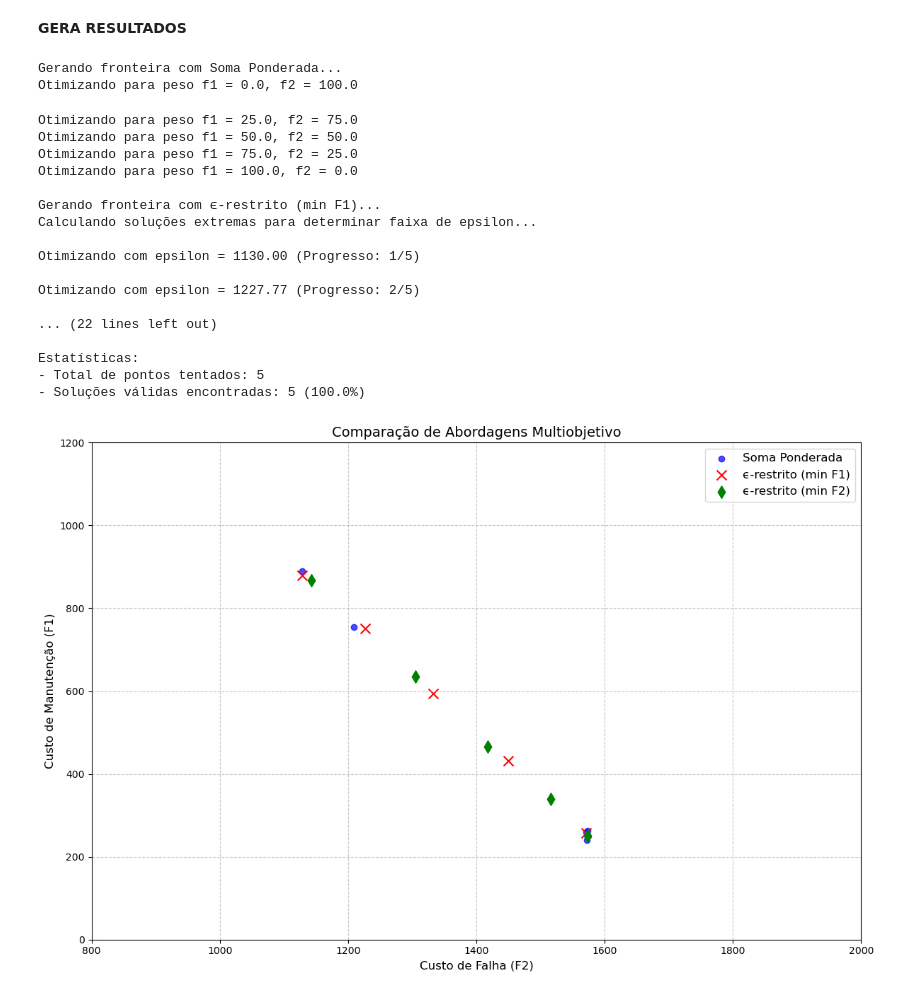
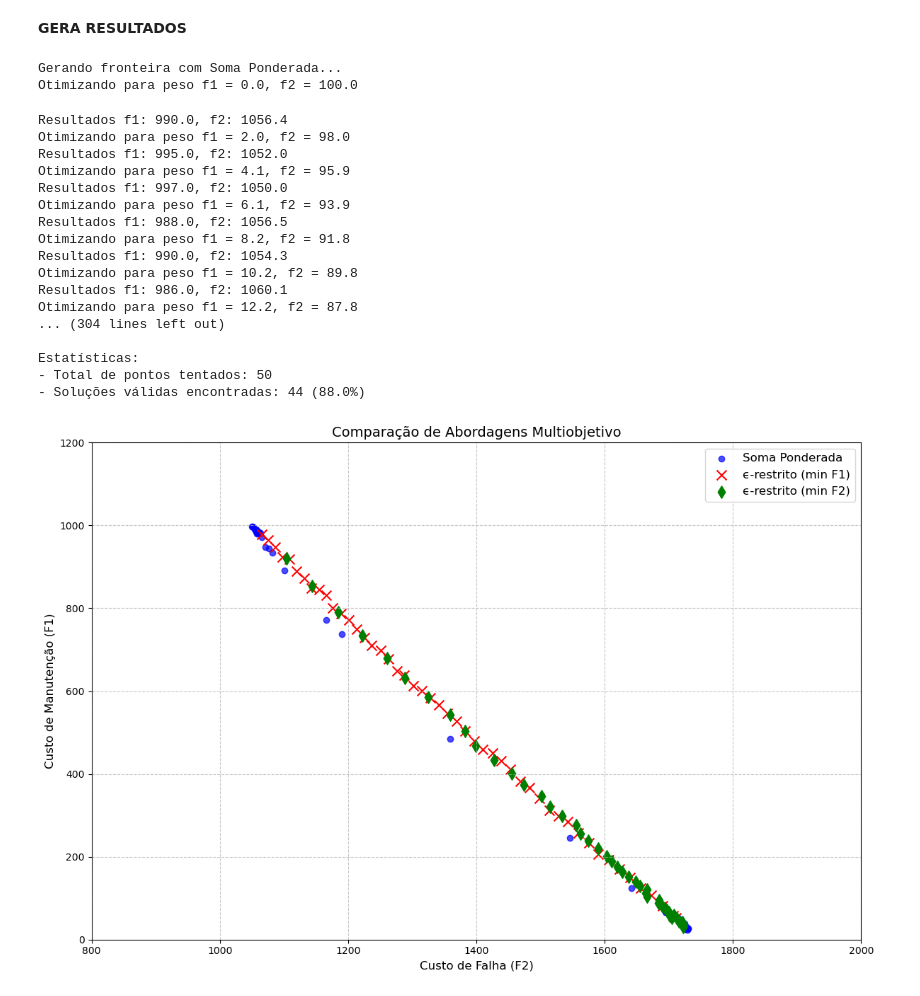
Before and after one commit to Rafioio/Trabalho-TD2, a Jupyter notebook: Td.ipynb, the cells around one changed output. Saved outputs shown, nothing was run; the diff lists cells and outputs as text; code cells hidden in the pictures.

```diff
--- a/Td.ipynb
+++ b/Td.ipynb
@@ -519,7 +522,7 @@ if __name__ == "__main__":
     dados = manutencao_def(Equipamentos, Planos)
 
     # Gerar apenas Pw
-    f1_pw, f2_pw = gerar_resultados_pw(dados, num_pontos=20, max_iteracoes=100)
+    f1_pw, f2_pw = gerar_resultados_pw(dados, num_pontos=10, max_iteracoes=100)
 # %% [output]
 Gerando fronteira com Soma Ponderada...
 Otimizando para peso f1 = 0.0, f2 = 100.0
@@ -622,47 +627,47 @@ def plotar_resultados_comparativos(dados, num_pontos=20, max_iteracoes=100):
     # Soma ponderada
     plt.scatter(f2_pw, f1_pw, c='blue', marker='o', label='Soma Ponderada', alpha=0.7)
 
     # ϵ-restrito (min f1)
     plt.scatter(f2_eps1, f1_eps1, c='red', marker='x', label='ϵ-restrito (min F1)', s=100)
 
     # ϵ-restrito (min f2)
     plt.scatter(f2_eps2, f1_eps2, c='green', marker='d', label='ϵ-restrito (min F2)', s=80)
 
     plt.title("Comparação de Abordagens Multiobjetivo", fontsize=14)
     plt.xlabel("Custo de Falha (F2)", fontsize=12)
     plt.ylabel("Custo de Manutenção (F1)", fontsize=12)
     plt.grid(True, linestyle='--', alpha=0.7)
     plt.legend(fontsize=12)
 
     plt.xlim(800, 2000)
     plt.ylim(0, 1200)
 
     plt.tight_layout()
     plt.show()
 
 
 # Execução principal
 if __name__ == "__main__":
     dados = manutencao_def(Equipamentos, Planos)
-    plotar_resultados_comparativos(dados, num_pontos=5, max_iteracoes=100)
+    plotar_resultados_comparativos(dados, num_pontos=50, max_iteracoes=500)
 # %% [output]
 Gerando fronteira com Soma Ponderada...
 Otimizando para peso f1 = 0.0, f2 = 100.0
-Otimizando para peso f1 = 25.0, f2 = 75.0
-Otimizando para peso f1 = 50.0, f2 = 50.0
-Otimizando para peso f1 = 75.0, f2 = 25.0
-Otimizando para peso f1 = 100.0, f2 = 0.0
-
-Gerando fronteira com ϵ-restrito (min F1)...
-Calculando soluções extremas para determinar faixa de epsilon...
-
-Otimizando com epsilon = 1130.00 (Progresso: 1/5)
-
-Otimizando com epsilon = 1227.77 (Progresso: 2/5)
-
-... (22 lines left out)
+Resultados f1: 990.0, f2: 1056.4
+Otimizando para peso f1 = 2.0, f2 = 98.0
+Resultados f1: 995.0, f2: 1052.0
+Otimizando para peso f1 = 4.1, f2 = 95.9
+Resultados f1: 997.0, f2: 1050.0
+Otimizando para peso f1 = 6.1, f2 = 93.9
+Resultados f1: 988.0, f2: 1056.5
+Otimizando para peso f1 = 8.2, f2 = 91.8
+Resultados f1: 990.0, f2: 1054.3
+Otimizando para peso f1 = 10.2, f2 = 89.8
+Resultados f1: 986.0, f2: 1060.1
+Otimizando para peso f1 = 12.2, f2 = 87.8
+... (304 lines left out)
 
 Estatísticas:
-- Total de pontos tentados: 5
-- Soluções válidas encontradas: 5 (100.0%)
+- Total de pontos tentados: 50
+- Soluções válidas encontradas: 44 (88.0%)
-[figure, old version]
+[figure, new version]
```
Also changed, not shown: parts of 2 cells of this notebook, 1 other file.
